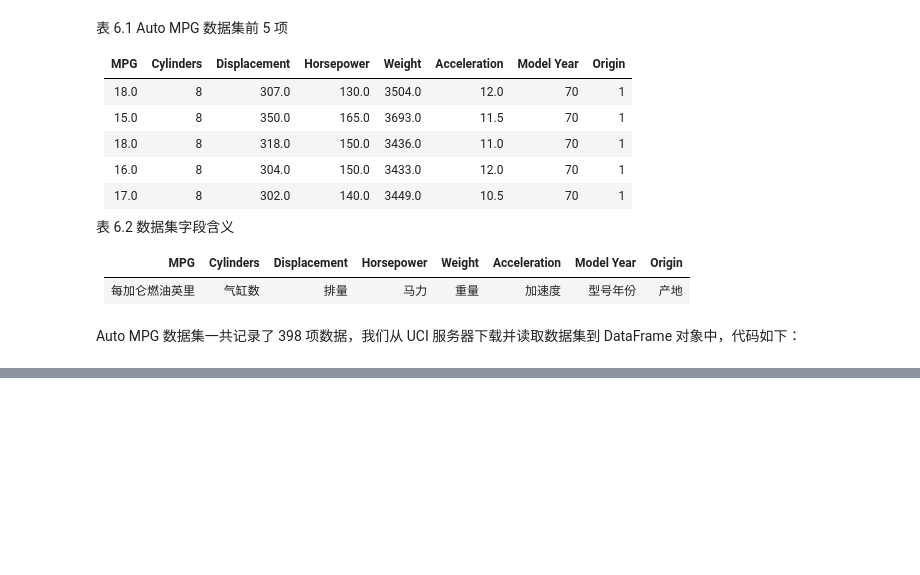
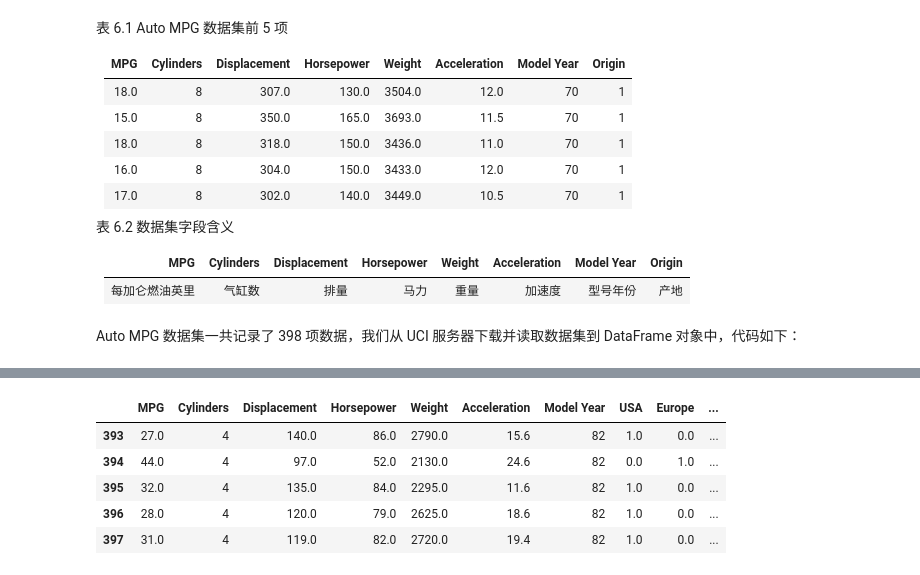
Before and after one commit to lardzy/deep-learning-practice, a Jupyter notebook: tensorflow基础补全/6 神经网络.ipynb, the cells around one changed output, grey strips where cells are left out. Saved outputs shown, nothing was run; the diff lists cells and outputs as text; code cells hidden in the pictures; blank space fills up the shorter version.

```diff
--- a/tensorflow基础补全/6 神经网络.ipynb
+++ b/tensorflow基础补全/6 神经网络.ipynb
@@ -571,4 +571,8 @@ dataset = raw_dataset.copy()
 
 #  查看部分数据
 dataset.head()
+# 原始表格中的数据可能含有空字段(缺失值)的数据项，需要清除这些记录项：
+print('含有空字段(缺失值)的数据项\n', dataset.isna().sum())
+dataset = dataset.dropna()  # 删除空白数据项
+dataset.isna().sum()
 # %% [output]
@@ -580,0 +600,14 @@ dataset.head()
+# %%
+# 根据 origin 列来写入新的 3 个列
+dataset["USA"] = (origin == 1) * 1.0
+dataset["Europe"] = (origin == 2) * 1.0
+dataset["Japan"] = (origin == 3) * 1.0
+
+dataset.tail()  # 查看新表格的后几项
+# %% [output]
+|  | MPG | Cylinders | Displacement | Horsepower | Weight | Acceleration | Model Year | USA | Europe | ... |
+| 393 | 27.0 | 4 | 140.0 | 86.0 | 2790.0 | 15.6 | 82 | 1.0 | 0.0 | ... |
+| 394 | 44.0 | 4 | 97.0 | 52.0 | 2130.0 | 24.6 | 82 | 0.0 | 1.0 | ... |
+| 395 | 32.0 | 4 | 135.0 | 84.0 | 2295.0 | 11.6 | 82 | 1.0 | 0.0 | ... |
+| 396 | 28.0 | 4 | 120.0 | 79.0 | 2625.0 | 18.6 | 82 | 1.0 | 0.0 | ... |
+| 397 | 31.0 | 4 | 119.0 | 82.0 | 2720.0 | 19.4 | 82 | 1.0 | 0.0 | ... |
```
Also changed, not shown: parts of 18 cells of this notebook, 1 other file.
